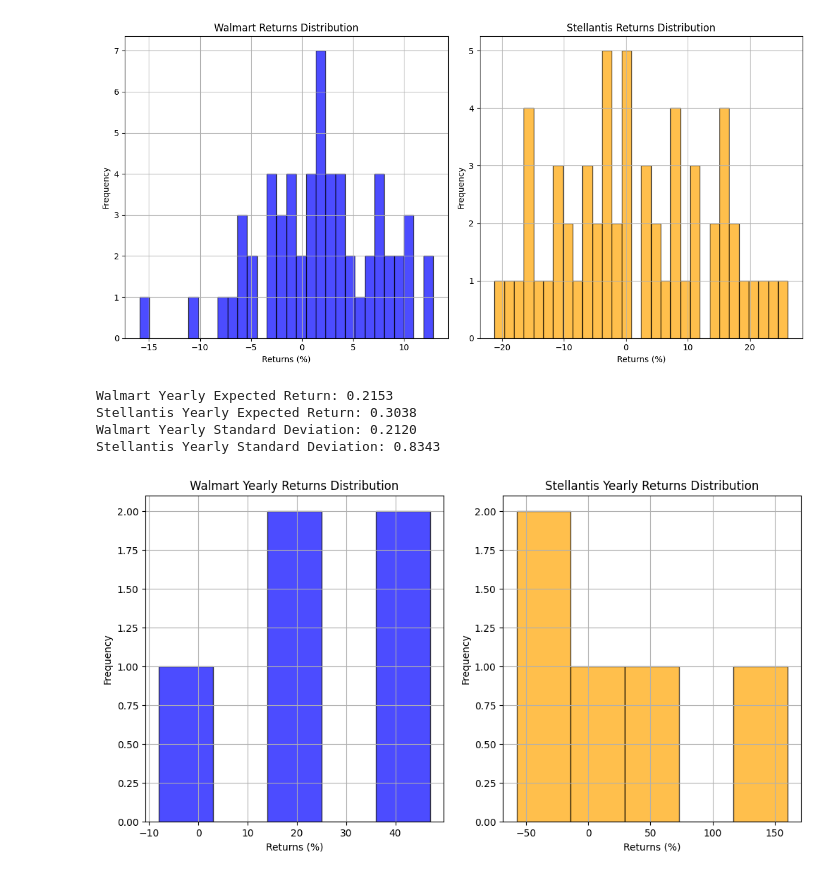
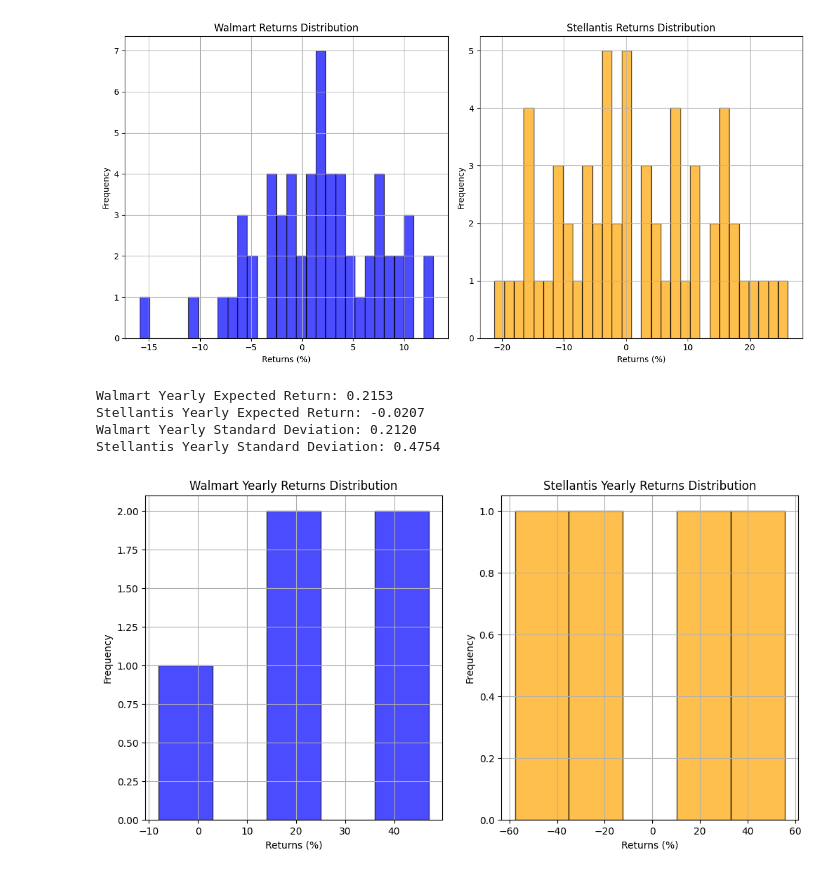
Before and after one commit to simonefilosofi/STLA-and-WMT-financial-analysis, a Jupyter notebook: 0_Dataset_Analysis.ipynb, the cells around one changed output. Drawn from its saved outputs; the diff is of its cells as text; code cells hidden in the pictures.

```diff
--- a/0_Dataset_Analysis.ipynb
+++ b/0_Dataset_Analysis.ipynb
@@ -110,40 +110,40 @@ yearly_returns.loc["Stellantis", '2025'] = (stellantis_df.loc[stellantis_df['Dat
 # %%
 # Compute relevant statistics
 walmart_yearly_expected_return = yearly_returns.loc["Walmart"].mean()
-stellantis_yearly_expected_return = yearly_returns.loc["Stellantis"].mean()
+stellantis_yearly_expected_return = yearly_returns.loc["Stellantis"].iloc[1:].mean()
 walmart_yearly_std_dev = yearly_returns.loc["Walmart"].std()
-stellantis_yearly_std_dev = yearly_returns.loc["Stellantis"].std()
+stellantis_yearly_std_dev = yearly_returns.loc["Stellantis"].iloc[1:].std()
 
 # Store the yearly returns in a CSV file
 yearly_returns.to_csv("Outputs/yearly_returns.csv", index=True)
 
 # Displaying relevant statistics
 print(f"Walmart Yearly Expected Return: {walmart_yearly_expected_return:.4f}")
 print(f"Stellantis Yearly Expected Return: {stellantis_yearly_expected_return:.4f}")
 print(f"Walmart Yearly Standard Deviation: {walmart_yearly_std_dev:.4f}")
 print(f"Stellantis Yearly Standard Deviation: {stellantis_yearly_std_dev:.4f}")
 
 # Plotting the histograms of the yearly returns with bin borders
 plt.figure(figsize=(12, 6))
 plt.subplot(1, 2, 1)
 plt.hist(yearly_returns.loc["Walmart"]*100, bins=5, color='blue', alpha=0.7, edgecolor='black')
 plt.title('Walmart Yearly Returns Distribution')
 plt.xlabel('Returns (%)')
 plt.ylabel('Frequency')
 plt.grid()
 
 plt.subplot(1, 2, 2)
-plt.hist(yearly_returns.loc["Stellantis"]*100, bins=5, color='orange', alpha=0.7, edgecolor='black')
+plt.hist(yearly_returns.loc["Stellantis"].iloc[1:]*100, bins=5, color='orange', alpha=0.7, edgecolor='black')
 plt.title('Stellantis Yearly Returns Distribution')
 plt.xlabel('Returns (%)')
 plt.ylabel('Frequency')
 plt.grid()
 
 # Store the image in a file
 plt.savefig('Outputs/Images/yearly_returns_distribution.png', dpi=300, bbox_inches='tight')
 # %% [output]
 Walmart Yearly Expected Return: 0.2153
-Stellantis Yearly Expected Return: 0.3038
+Stellantis Yearly Expected Return: -0.0207
 Walmart Yearly Standard Deviation: 0.2120
-Stellantis Yearly Standard Deviation: 0.8343
+Stellantis Yearly Standard Deviation: 0.4754
-[figure, old version]
+[figure, new version]
```
Also changed, not shown: 5 other files.
